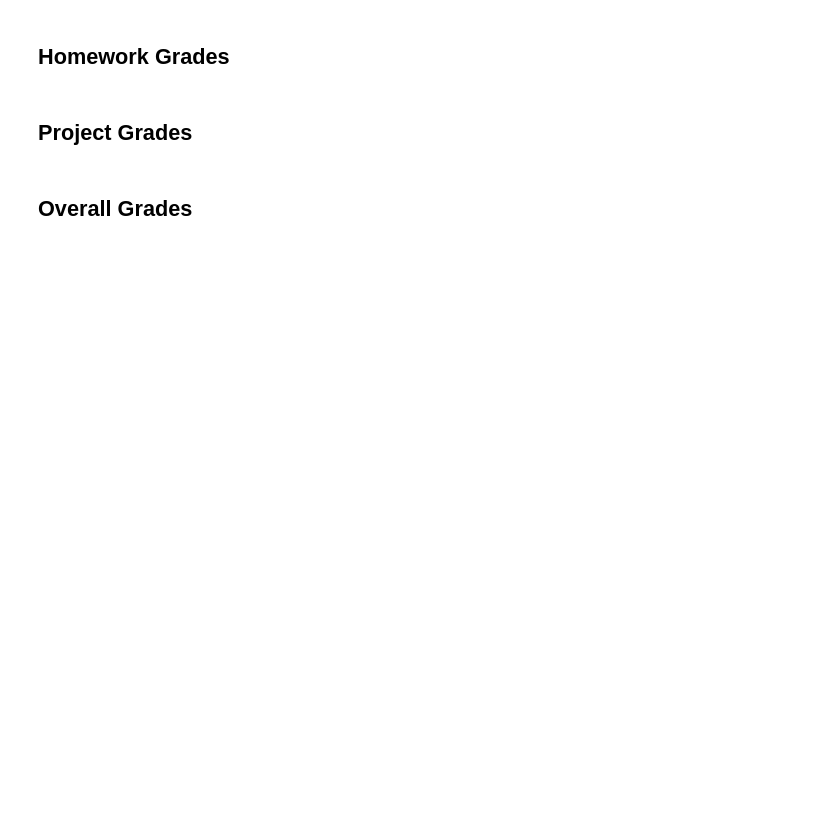
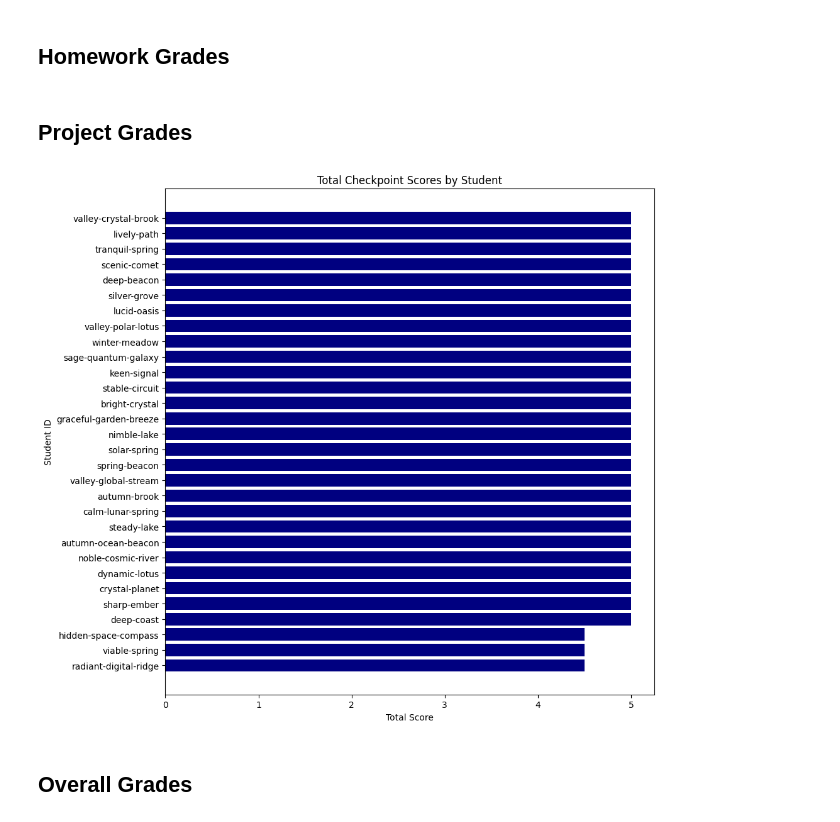
Before and after one commit to SU-IST707-SP25/student-grades-707, a Jupyter notebook: grade-overview.ipynb, the cells around one changed output. Drawn from its saved outputs; the diff is of its cells as text; code cells hidden in the pictures; blank space fills up the shorter version.

Commit message:
Update student grades

```diff
--- a/grade-overview.ipynb
+++ b/grade-overview.ipynb
@@ -180,6 +181,81 @@ plt.show()
 ## Homework Grades
 # %% [markdown]
 ## Project Grades
+# %%
+import os
+import pandas as pd
+import matplotlib.pyplot as plt
+import re
+
+def process_student_checkpoints(base_dir, df_teams):
+    # Initialize dictionary to store scores
+    scores_dict = {student: {} for student in df_teams['public_id']}
+
+    # Get all checkpoint numbers across all teams
+    all_checkpoints = set()
+
+    # Process each team's directory
+    for team in df_teams['project_team'].unique():
+        team_dir = f'{base_dir}/{team}'
+
+        if not os.path.exists(team_dir):
+            continue
+
+        # Find all checkpoint directories
+        checkpoint_dirs = [d for d in os.listdir(team_dir)
+                         if d.startswith('checkpoint') and os.path.isdir(os.path.join(team_dir, d))]
+
+        for cp_dir in checkpoint_dirs:
+            checkpoint_num = re.search(r'checkpoint(\d+)', cp_dir).group(1)
+            all_checkpoints.add(int(checkpoint_num))
+
+            feedback_path = os.path.join(team_dir, cp_dir, 'feedback.md')
+            if not os.path.exists(feedback_path):
+                continue
+
+            # Read and extract score
+            with open(feedback_path, 'r') as f:
+                content = f.read()
+                score_match = re.search(r'SCORE:\s*(\d+\.?\d*)', content)
+                if score_match:
+                    score = float(score_match.group(1))
+
+                    # Assign score to all team members
+                    team_members = df_teams[df_teams['project_team'] == team]['public_id']
+                    for student in team_members:
+                        scores_dict[student][f'checkpoint{checkpoint_num}'] = score
+
+    # Create DataFrame with scores
+    checkpoint_cols = [f'checkpoint{i}' for i in sorted(all_checkpoints)]
+    df_project = pd.DataFrame(index=df_teams['public_id'])
+
+    for col in checkpoint_cols:
+        df_project[col] = df_project.index.map(lambda x: scores_dict[x].get(col, 0))
+
+    #df_project.index.name = 'student'
+
+    # Calculate total scores and sort
+    df_project['total'] = df_project.sum(axis=1)
+    df_project = df_project.sort_values('total', ascending=True)
+
+    # Create horizontal bar plot
+    plt.figure(figsize=(10, max(8, len(df_project) * 0.3)))
+    plt.barh(df_project.index, df_project['total'], color='navy')
+    plt.xlabel('Total Score')
+    plt.ylabel('Student ID')
+    plt.title('Total Checkpoint Scores by Student')
+    plt.tight_layout()
+
+    return df_project
+
+
+
+project_roster = get_google_sheet_data(workbook707['id'],workbook707['roster'])[['github_id','public_id','project_team']]
+
+df_project = process_student_checkpoints('../IST707/student-group-project-submissions', project_roster)
+plt.show()
+# %% [output]
+[figure, added]
 # %% [markdown]
 ## Overall Grades
 # %%
```
Also changed, not shown: parts of 6 cells of this notebook.
